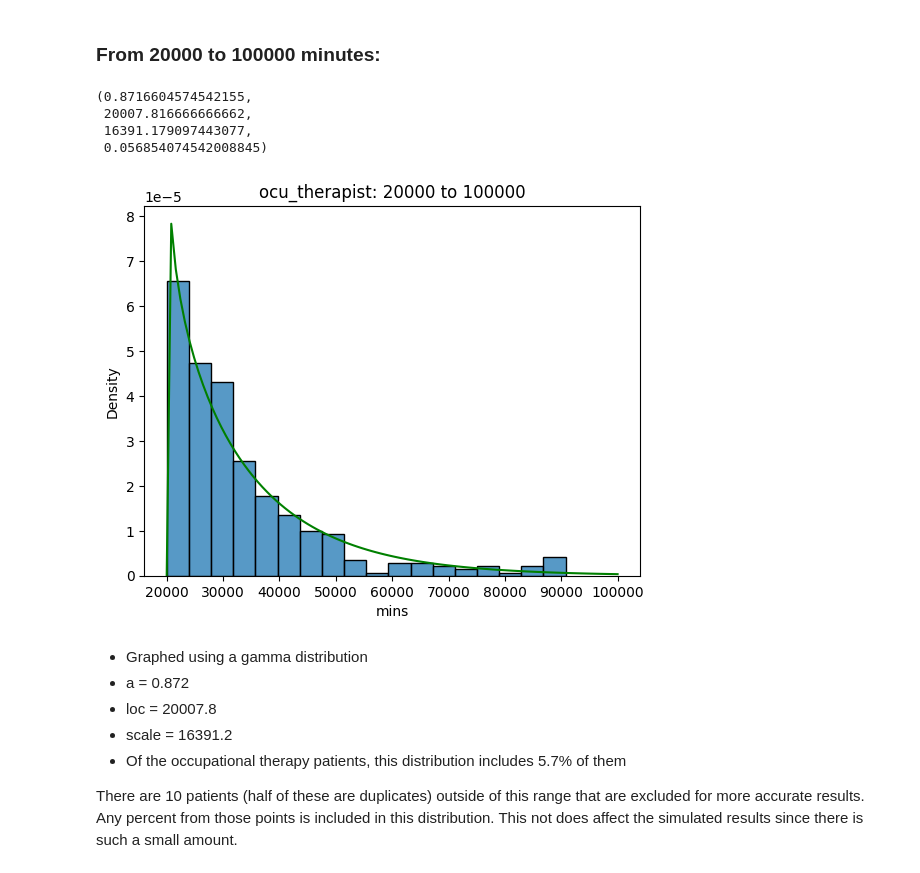
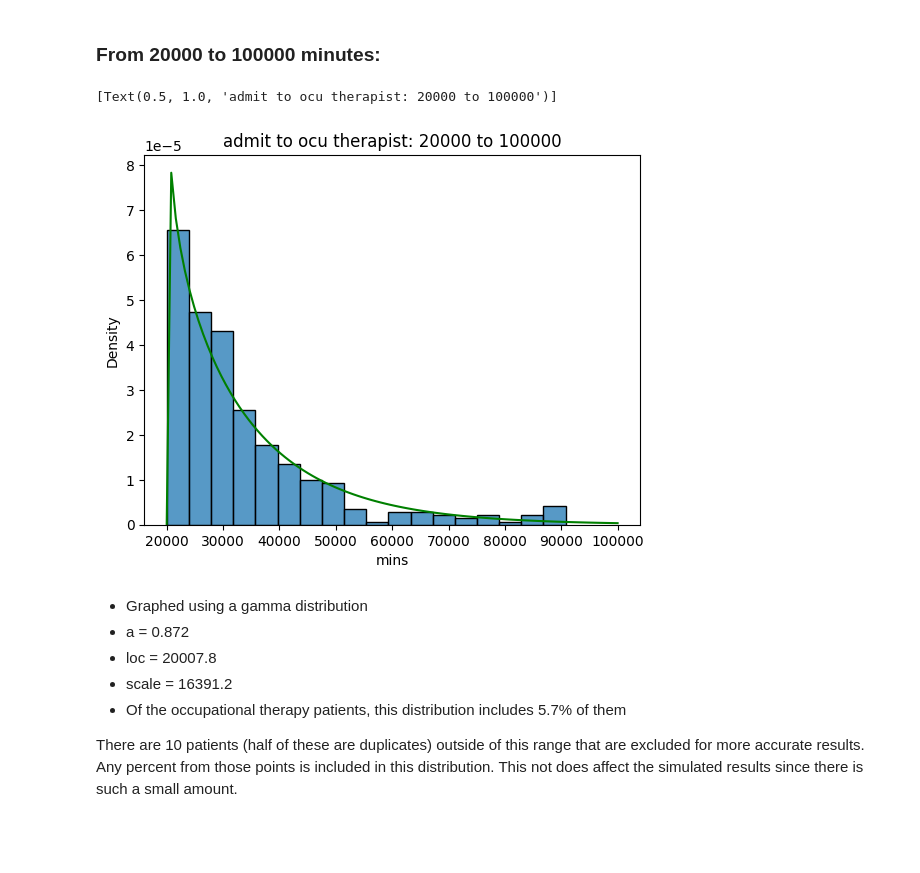
Before and after one commit to emilydormody/Synthetic-Stroke-Data, a Jupyter notebook: histogram_summaries.ipynb, the cells around one changed output. Cells and saved outputs as stored; diff of their text form; code cells hidden in the pictures; blank space fills up the shorter version.

Commit message:
all histograms

```diff
--- a/histogram_summaries.ipynb
+++ b/histogram_summaries.ipynb
@@ -656,17 +658,13 @@ sns.lineplot(x=x, y=stats.gamma.pdf(x,a,loc,scale), color='red').set(title='admi
 # %%
 data = ocu[ocu['mins']<100000]
 data = data[data['mins']>20000]
 sns.histplot(x='mins', data=data, stat='density')
 x = np.linspace(20000,100000,100)
 a, loc, scale = stats.gamma.fit(data['mins'])
 sns.lineplot(x=x, y=stats.gamma.pdf(x,a,loc,scale), color='green').set(title='admit to ocu therapist: 20000 to 100000')
-a, loc, scale, len(data)/len(ocu)
 # %% [output]
-(0.8716604574542155,
- 20007.816666666662,
- 16391.179097443077,
- 0.056854074542008845)
+[Text(0.5, 1.0, 'admit to ocu therapist: 20000 to 100000')]
-[figure, old version]
+[figure, new version]
 # %% [markdown]
 - Graphed using a gamma distribution
 - a = 0.872
```
Also changed, not shown: parts of 36 cells of this notebook.
